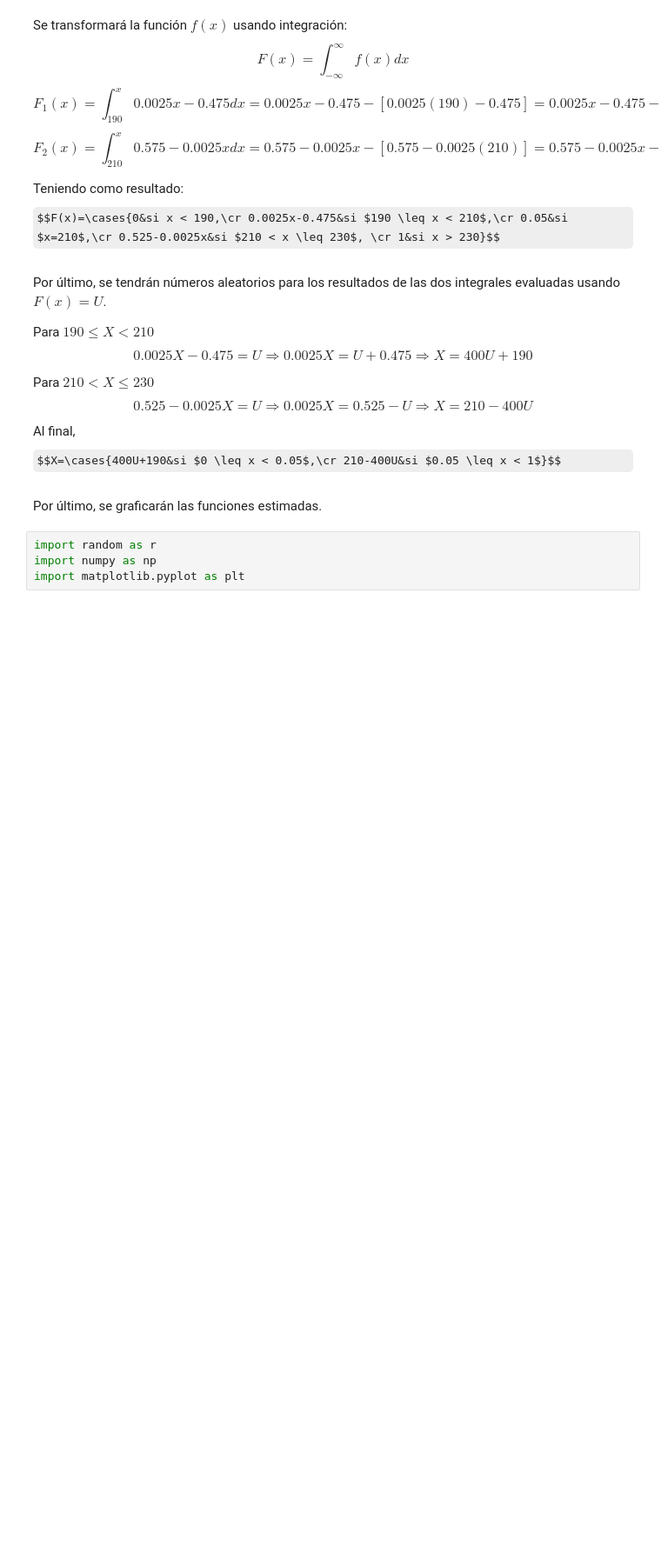
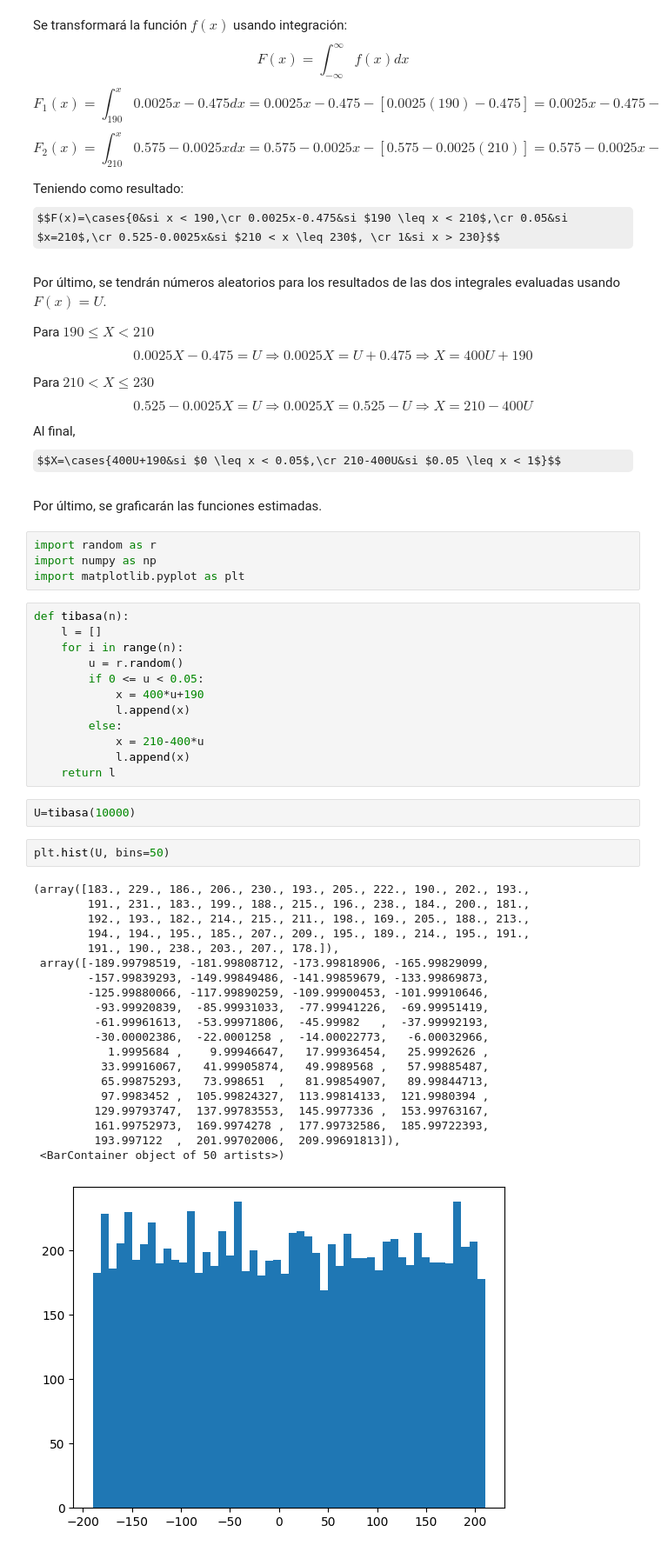
Before and after one commit to Mauricio-Fragoso-Mendoza/Simulacion-I, a Jupyter notebook: TIBASA.ipynb, the cells around one changed output. Shown at 87% size. Drawn from its saved outputs; the diff is of its cells as text; some formulas as TeX source; blank space fills up the shorter version.

```diff
--- a/TIBASA.ipynb
+++ b/TIBASA.ipynb
@@ -38,3 +38,40 @@ Por último, se graficarán las funciones estimadas.
 import random as r
 import numpy as np
 import matplotlib.pyplot as plt
+# %%
+def tibasa(n):
+    l = []
+    for i in range(n):
+        u = r.random()
+        if 0 <= u < 0.05:
+            x = 400*u+190
+            l.append(x)
+        else:
+            x = 210-400*u
+            l.append(x)
+    return l
+# %%
+U=tibasa(10000)
+# %%
+plt.hist(U, bins=50)
+# %% [output]
+(array([183., 229., 186., 206., 230., 193., 205., 222., 190., 202., 193.,
+        191., 231., 183., 199., 188., 215., 196., 238., 184., 200., 181.,
+        192., 193., 182., 214., 215., 211., 198., 169., 205., 188., 213.,
+        194., 194., 195., 185., 207., 209., 195., 189., 214., 195., 191.,
+        191., 190., 238., 203., 207., 178.]),
+ array([-189.99798519, -181.99808712, -173.99818906, -165.99829099,
+        -157.99839293, -149.99849486, -141.99859679, -133.99869873,
+        -125.99880066, -117.99890259, -109.99900453, -101.99910646,
+         -93.99920839,  -85.99931033,  -77.99941226,  -69.99951419,
+         -61.99961613,  -53.99971806,  -45.99982   ,  -37.99992193,
+         -30.00002386,  -22.0001258 ,  -14.00022773,   -6.00032966,
+           1.9995684 ,    9.99946647,   17.99936454,   25.9992626 ,
+          33.99916067,   41.99905874,   49.9989568 ,   57.99885487,
+          65.99875293,   73.998651  ,   81.99854907,   89.99844713,
+          97.9983452 ,  105.99824327,  113.99814133,  121.9980394 ,
+         129.99793747,  137.99783553,  145.9977336 ,  153.99763167,
+         161.99752973,  169.9974278 ,  177.99732586,  185.99722393,
+         193.997122  ,  201.99702006,  209.99691813]),
+ <BarContainer object of 50 artists>)
+[figure, added]
```
Also changed, not shown: parts of 7 cells of this notebook.
